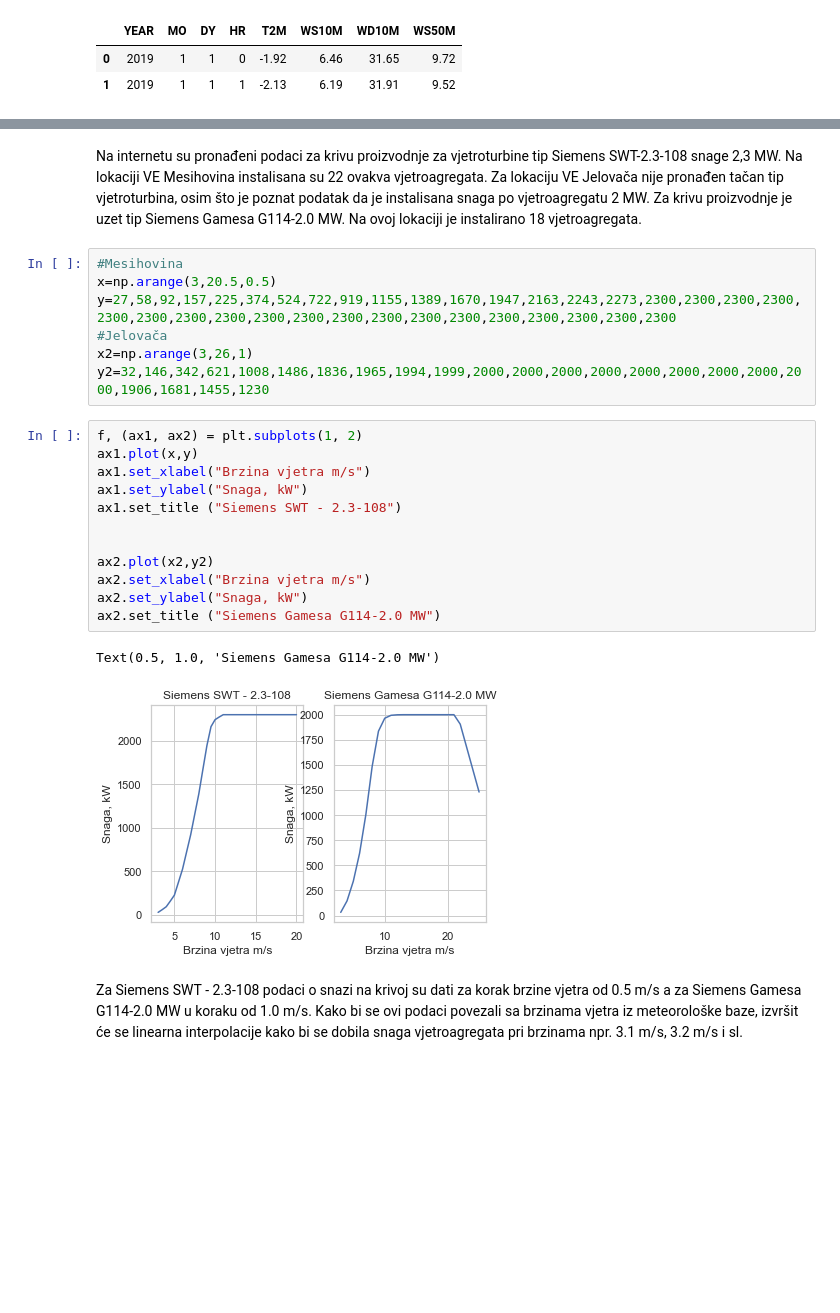
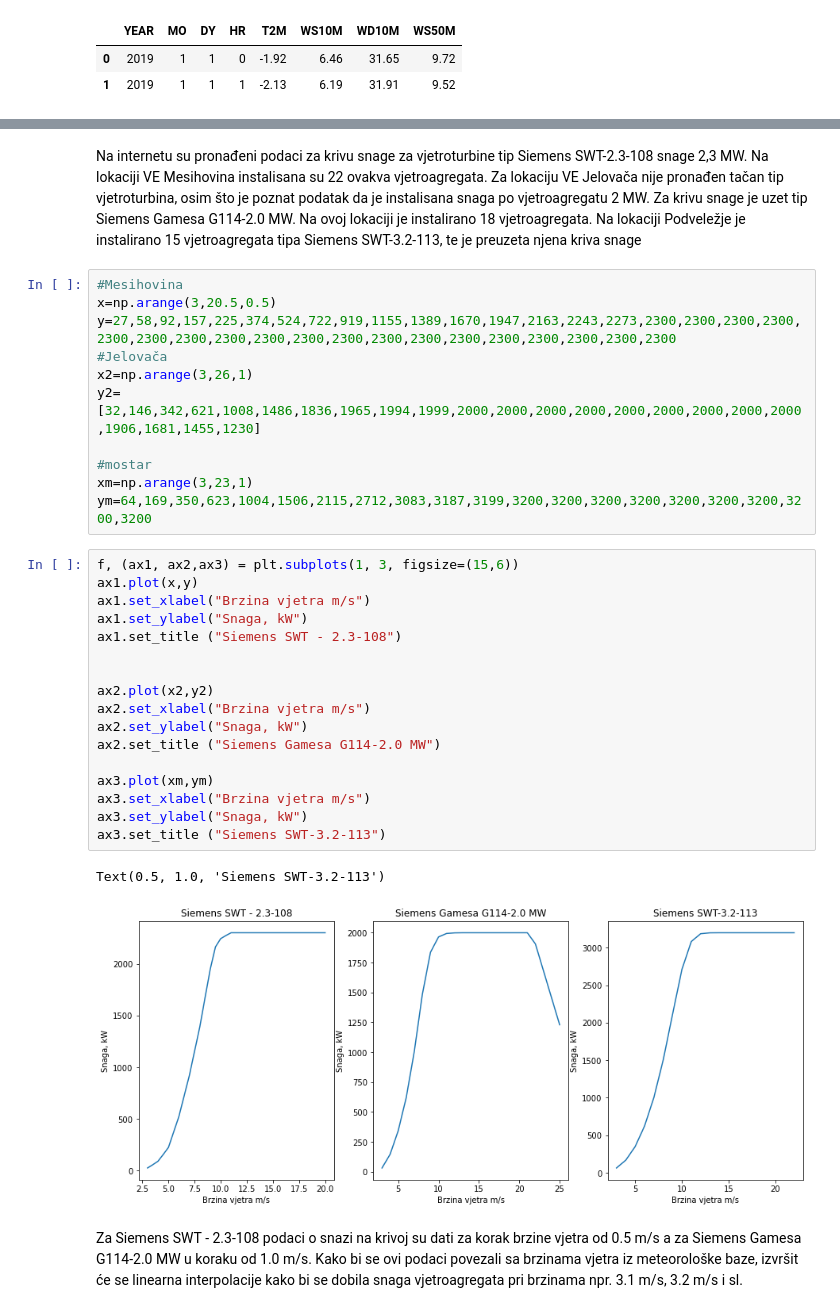
Before and after one commit to ehlimana/Electricity-analysis, a Jupyter notebook: VE.ipynb, the cells around one changed output, grey strips where cells are left out. Cells and saved outputs as stored; diff of their text form; blank space fills up the shorter version.

```diff
--- a/VE.ipynb
+++ b/VE.ipynb
@@ -128,27 +190,37 @@ ax[2].set_xlim(0)
 # %% [markdown]
-Na internetu su pronađeni podaci za krivu proizvodnje za vjetroturbine tip Siemens SWT-2.3-108 snage 2,3 MW. Na lokaciji VE Mesihovina instalisana su 22 ovakva vjetroagregata. Za lokaciju VE Jelovača nije pronađen tačan tip vjetroturbina, osim što je poznat podatak da je instalisana snaga po vjetroagregatu 2 MW. Za krivu proizvodnje je uzet tip Siemens Gamesa G114-2.0 MW. Na ovoj lokaciji je instalirano 18 vjetroagregata.
+Na internetu su pronađeni podaci za krivu snage za vjetroturbine tip Siemens SWT-2.3-108 snage 2,3 MW. Na lokaciji VE Mesihovina instalisana su 22 ovakva vjetroagregata. Za lokaciju VE Jelovača nije pronađen tačan tip vjetroturbina, osim što je poznat podatak da je instalisana snaga po vjetroagregatu 2 MW. Za krivu snage je uzet tip Siemens Gamesa G114-2.0 MW. Na ovoj lokaciji je instalirano 18 vjetroagregata.
+Na lokaciji Podveležje je instalirano 15 vjetroagregata tipa Siemens SWT-3.2-113, te je preuzeta njena kriva snage
 # %%
 #Mesihovina
 x=np.arange(3,20.5,0.5)
 y=27,58,92,157,225,374,524,722,919,1155,1389,1670,1947,2163,2243,2273,2300,2300,2300,2300,2300,2300,2300,2300,2300,2300,2300,2300,2300,2300,2300,2300,2300,2300,2300
 #Jelovača
 x2=np.arange(3,26,1)
-y2=32,146,342,621,1008,1486,1836,1965,1994,1999,2000,2000,2000,2000,2000,2000,2000,2000,2000,1906,1681,1455,1230
+y2=[32,146,342,621,1008,1486,1836,1965,1994,1999,2000,2000,2000,2000,2000,2000,2000,2000,2000,1906,1681,1455,1230]
+
+#mostar
+xm=np.arange(3,23,1)
+ym=64,169,350,623,1004,1506,2115,2712,3083,3187,3199,3200,3200,3200,3200,3200,3200,3200,3200,3200
 # %%
-f, (ax1, ax2) = plt.subplots(1, 2)
+f, (ax1, ax2,ax3) = plt.subplots(1, 3, figsize=(15,6))
 ax1.plot(x,y)
 ax1.set_xlabel("Brzina vjetra m/s")
 ax1.set_ylabel("Snaga, kW")
 ax1.set_title ("Siemens SWT - 2.3-108")
 
 
 ax2.plot(x2,y2)
 ax2.set_xlabel("Brzina vjetra m/s")
 ax2.set_ylabel("Snaga, kW")
 ax2.set_title ("Siemens Gamesa G114-2.0 MW")
+
+ax3.plot(xm,ym)
+ax3.set_xlabel("Brzina vjetra m/s")
+ax3.set_ylabel("Snaga, kW")
+ax3.set_title ("Siemens SWT-3.2-113")
 # %% [output]
-Text(0.5, 1.0, 'Siemens Gamesa G114-2.0 MW')
+Text(0.5, 1.0, 'Siemens SWT-3.2-113')
-[figure, old version]
+[figure, new version]
 # %% [markdown]
 Za Siemens SWT - 2.3-108 podaci o snazi na krivoj su dati za korak brzine vjetra od 0.5 m/s a za Siemens Gamesa G114-2.0 MW u koraku od 1.0 m/s. Kako bi se ovi podaci povezali sa brzinama vjetra iz meteorološke baze, izvršit će se linearna interpolacije kako bi se dobila snaga vjetroagregata pri brzinama npr. 3.1 m/s, 3.2 m/s i sl.
 # %%
```
Also changed, not shown: parts of 52 cells of this notebook, 6 other files.
